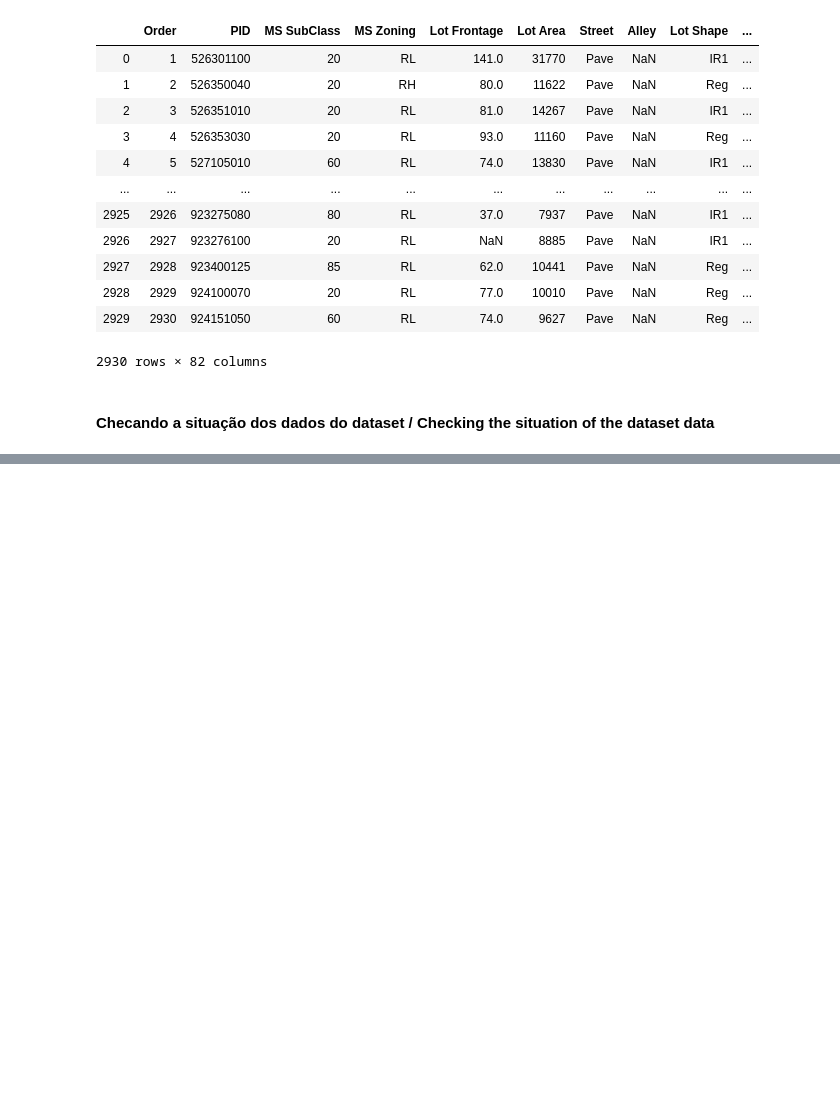
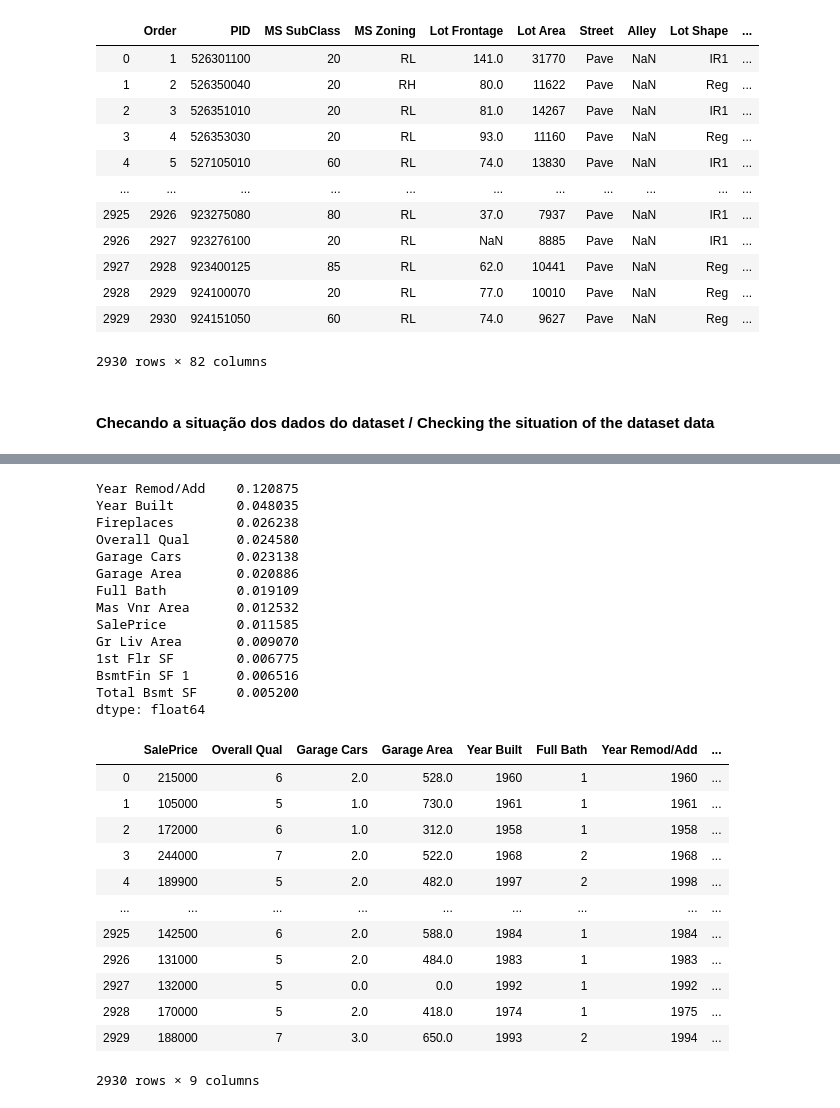
Before and after one commit to marcelpinheiro/malum, a Jupyter notebook: AmesHousing/AmeHousing.ipynb, the cells around one changed output, grey strips where cells are left out. Drawn from its saved outputs; the diff is of its cells as text; code cells hidden in the pictures; blank space fills up the shorter version.

```diff
--- a/AmesHousing/AmeHousing.ipynb
+++ b/AmesHousing/AmeHousing.ipynb
@@ -31,0 +107,42 @@ profile
+# %%
+from sklearn.preprocessing import MinMaxScaler
+
+scaler = MinMaxScaler()
+dataScaler = scaler.fit(df)
+dataScaler = scaler.transform(df)
+
+dataScaler_df = pd.DataFrame(dataScaler, columns= df.columns)
+
+print(dataScaler_df.var().sort_values(ascending = False))
+
+
+df = df.loc[:,dataScaler_df.var() > 0.010]
+df
+# %% [output]
+Year Remod/Add    0.120875
+Year Built        0.048035
+Fireplaces        0.026238
+Overall Qual      0.024580
+Garage Cars       0.023138
+Garage Area       0.020886
+Full Bath         0.019109
+Mas Vnr Area      0.012532
+SalePrice         0.011585
+Gr Liv Area       0.009070
+1st Flr SF        0.006775
+BsmtFin SF 1      0.006516
+Total Bsmt SF     0.005200
+dtype: float64
+|  | SalePrice | Overall Qual | Garage Cars | Garage Area | Year Built | Full Bath | Year Remod/Add | ... |
+| 0 | 215000 | 6 | 2.0 | 528.0 | 1960 | 1 | 1960 | ... |
+| 1 | 105000 | 5 | 1.0 | 730.0 | 1961 | 1 | 1961 | ... |
+| 2 | 172000 | 6 | 1.0 | 312.0 | 1958 | 1 | 1958 | ... |
+| 3 | 244000 | 7 | 2.0 | 522.0 | 1968 | 2 | 1968 | ... |
+| 4 | 189900 | 5 | 2.0 | 482.0 | 1997 | 2 | 1998 | ... |
+| ... | ... | ... | ... | ... | ... | ... | ... | ... |
+| 2925 | 142500 | 6 | 2.0 | 588.0 | 1984 | 1 | 1984 | ... |
+| 2926 | 131000 | 5 | 2.0 | 484.0 | 1983 | 1 | 1983 | ... |
+| 2927 | 132000 | 5 | 0.0 | 0.0 | 1992 | 1 | 1992 | ... |
+| 2928 | 170000 | 5 | 2.0 | 418.0 | 1974 | 1 | 1975 | ... |
+| 2929 | 188000 | 7 | 3.0 | 650.0 | 1993 | 2 | 1994 | ... |
+2930 rows × 9 columns
```
Also changed, not shown: parts of 11 cells of this notebook.
